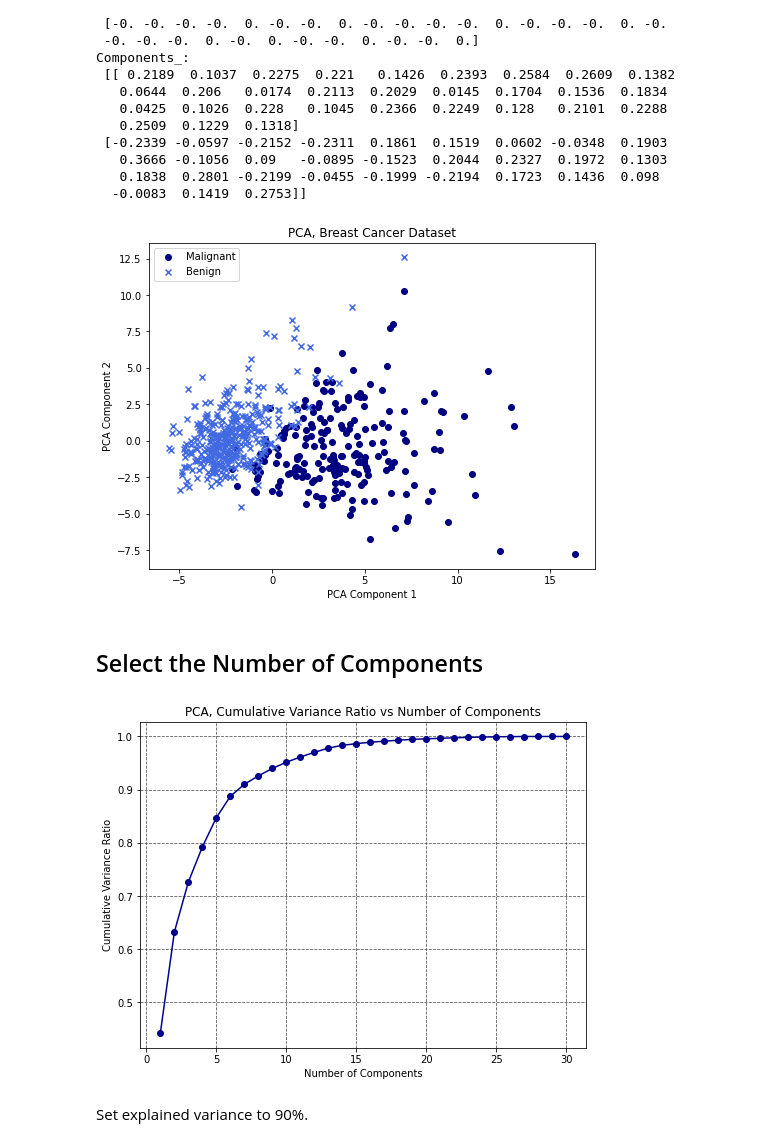
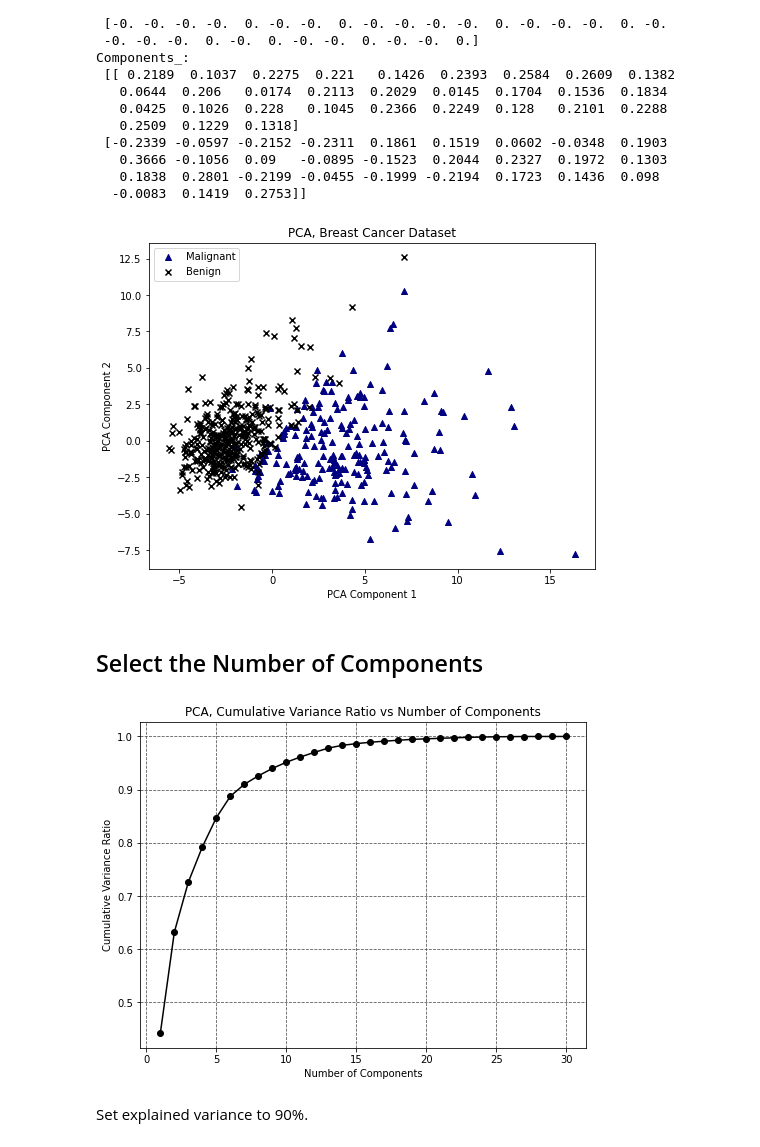
Before and after one commit to jchen8000/MLDLWithPython, a Jupyter notebook: 4_05_Principal_Component_Analysis/PCA_Introduction.ipynb, the cells around one changed output. Drawn from its saved outputs; the diff is of its cells as text; code cells hidden in the pictures.

```diff
--- a/4_05_Principal_Component_Analysis/PCA_Introduction.ipynb
+++ b/4_05_Principal_Component_Analysis/PCA_Introduction.ipynb
@@ -163,22 +163,22 @@ Components_:
 # %%
 X_pca2 = pca2.transform(X2)
 fig = plt.figure(figsize=(8,6))
-colors = {0: 'navy', 1: 'royalblue'}
-markers = {0:'o', 1: 'x'}
+colors = {0: 'navy', 1: 'black'}
+markers = {0:'^', 1: 'x'}
 labels = ['Malignant', 'Benign']
 plt.figure(1, figsize=(8,6))
 for g in np.unique(y2):
     ix = np.where(y2 == g)
     plt.scatter(X_pca2[ix,0], X_pca2[ix,1], c = colors[g], marker = markers[g], label = labels[g])
 # plt.axis('equal')
 plt.xlabel('PCA Component 1')
 plt.ylabel('PCA Component 2')
 plt.title('PCA, Breast Cancer Dataset')
 plt.legend(loc='upper left')
 plt.savefig("pca_introduction_4.svg", format="svg", transparent=True, bbox_inches='tight')
 plt.show()
 # %% [output]
-[figure, old version]
+[figure, new version]
 # %% [markdown]
 ## Select the Number of Components
 # %%
@@ -189,7 +189,7 @@ n = np.arange(1, pca3.explained_variance_ratio_.shape[0]+1)
 r = np.cumsum(pca3.explained_variance_ratio_)
 
 fig = plt.figure(figsize=(8,6))
-plt.plot(n, r, marker='o', color='darkblue')
+plt.plot(n, r, marker='o', color='k')
 plt.grid(which='major', color='#555555', linestyle='--')
 plt.xlabel('Number of Components')
 plt.ylabel('Cumulative Variance Ratio')
@@ -197,7 +197,7 @@ plt.title('PCA, Cumulative Variance Ratio vs Number of Components')
 plt.savefig("pca_introduction_5.svg", format="svg", transparent=True, bbox_inches='tight')
 plt.show()
 # %% [output]
-[figure, old version]
+[figure, new version]
 # %% [markdown]
 Set explained variance to 90%.
 # %%
```
Also changed, not shown: parts of 5 cells of this notebook.
